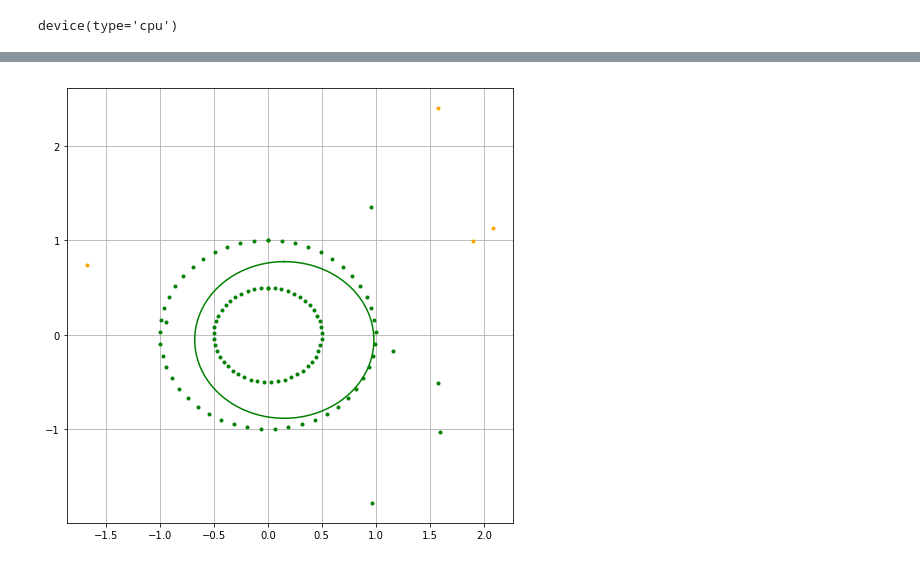
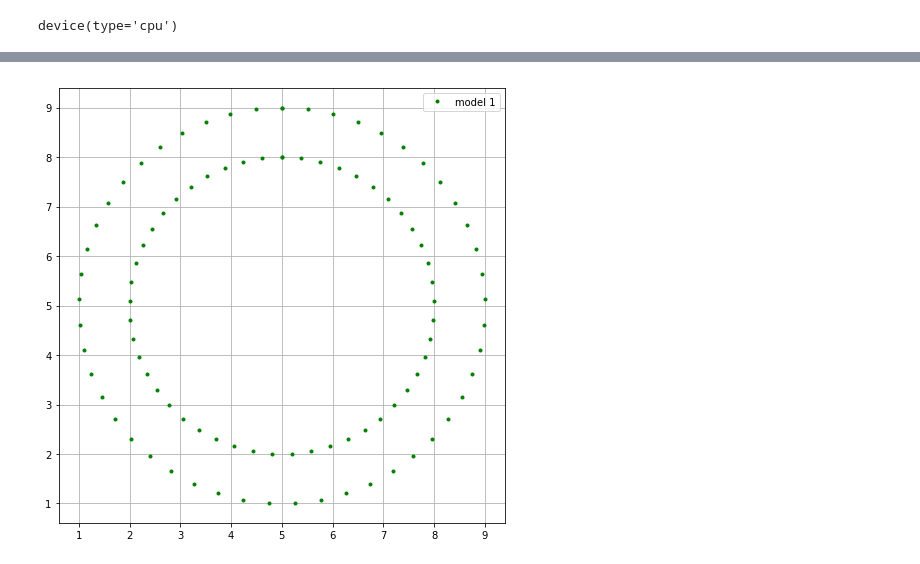
Before and after one commit to andriygav/EMprior, a Jupyter notebook: code/TorchModelConstructor.ipynb, the cells around one changed output, grey strips where cells are left out. Cells and saved outputs as stored; diff of their text form; code cells hidden in the pictures.

Commit message:
new model

```diff
--- a/code/TorchModelConstructor.ipynb
+++ b/code/TorchModelConstructor.ipynb
@@ -278,11 +436,21 @@ class MixtureExpert:
 # %%
 N = 50
 n = 3
-r1 = 0.5
-r2 = 1
+r1 = 3
+r2 = 4
 phi = np.linspace(0, 2*np.pi, N)
-x = np.hstack([r1*np.sin(phi), r2*np.sin(phi), np.random.randn(10)]) #+ 0.05*np.random.randn(2*N)
-y = np.hstack([r1*np.cos(phi), r2*np.cos(phi), np.random.randn(10)])
+
+x0 = 5
+y0 = 5
+
+# x = np.hstack([r1*np.sin(phi), r2*np.sin(phi), 1*np.random.randn(50)])
+x = np.hstack([r1*np.sin(phi), r2*np.sin(phi)])
+# x += 0.1*np.random.randn(x.shape[0])
+x += x0
+# y = np.hstack([r1*np.cos(phi), r2*np.cos(phi), 1*np.random.randn(50)])
+y = np.hstack([r1*np.cos(phi), r2*np.cos(phi)])
+# y += 0.1*np.random.randn(y.shape[0])
+y += y0
 
 X = np.vstack([2*x, 2*y, np.ones_like(x)]).T
 Y = x**2+y**2
@@ -305,19 +473,21 @@ device = torch.device("cuda" if torch.cuda.is_available() else "cpu")
 device
 # %% [output]
 device(type='cpu')
+# %%
+LIST_A = [torch.Tensor([1, 1, 1]), torch.Tensor([1, 1, 1])]
 # %%
 K = 2
-HpMd = HyperModelNN(input_dim = n, hidden_dim = 3, output_dim = K, device = device)
+LoM = []
+for k in range(K):
+    LoM.append(EachModelLinear(input_dim = n, device = device, a = torch.ones(3)*LIST_A[k]))
+# K += 1
+# LoM.append(NoiseModelLinear(input_dim = n))
 
-LoM = []
-for _ in range(K):
-    LoM.append(EachModelLinear(input_dim = n, device = device, a = torch.ones(3)))
-
-# K += 1
-# LoM.append(NoiseModel(input_dim = n))
 
 HypPar = {'beta': 1}
 
+
+HpMd = HyperModelNN(input_dim = n, hidden_dim = 3, output_dim = K, device = device)
 model = MixtureExpert(input_dim = n, K = K, HyperParameters = HypPar, HyperModel = HpMd, ListOfModels = LoM, device = device)
 # %%
 print(LoM[0].a)
@@ -326,5 +498,5 @@ tensor([1., 1., 1.])
 # %%
 %%time
-model.fit(X_tr, Y_tr, 100, progress = tqdm)
+model.fit(X_tr, Y_tr, 30, progress = tqdm)
 # %% [output]
 [interactive output not drawn]
@@ -372,19 +546,21 @@ array([[ 0.05740418,  1.3385214 ,         nan],
 # %%
 idx = np.argmax(model.pZ.data.numpy(), axis = 1)
 t = np.linspace(0, 2*np.pi, 100)
 
 colors = ['orange', 'green', 'red', 'yelow', 'blue']
 
 for i in np.unique(idx):
-    _ = plt.plot(x[idx == i], y[idx == i], '.', color = colors[i])
+    _ = plt.plot(x[idx == i], y[idx == i], '.', color = colors[i], label = 'model '+str(i))
 
     x0, y0, r = CIRCLE[i]
     x_plot = x0 + r*np.sin(t)
     y_plot = y0 + r*np.cos(t)
 
     _ = plt.plot(x_plot, y_plot, '-', color = colors[i])
 
 plt.grid()
+
+plt.legend(loc = 'best')
 plt.show()
 # %% [output]
-[figure, old version]
+[figure, new version]
```
Also changed, not shown: parts of 21 cells of this notebook, 2 other files.
